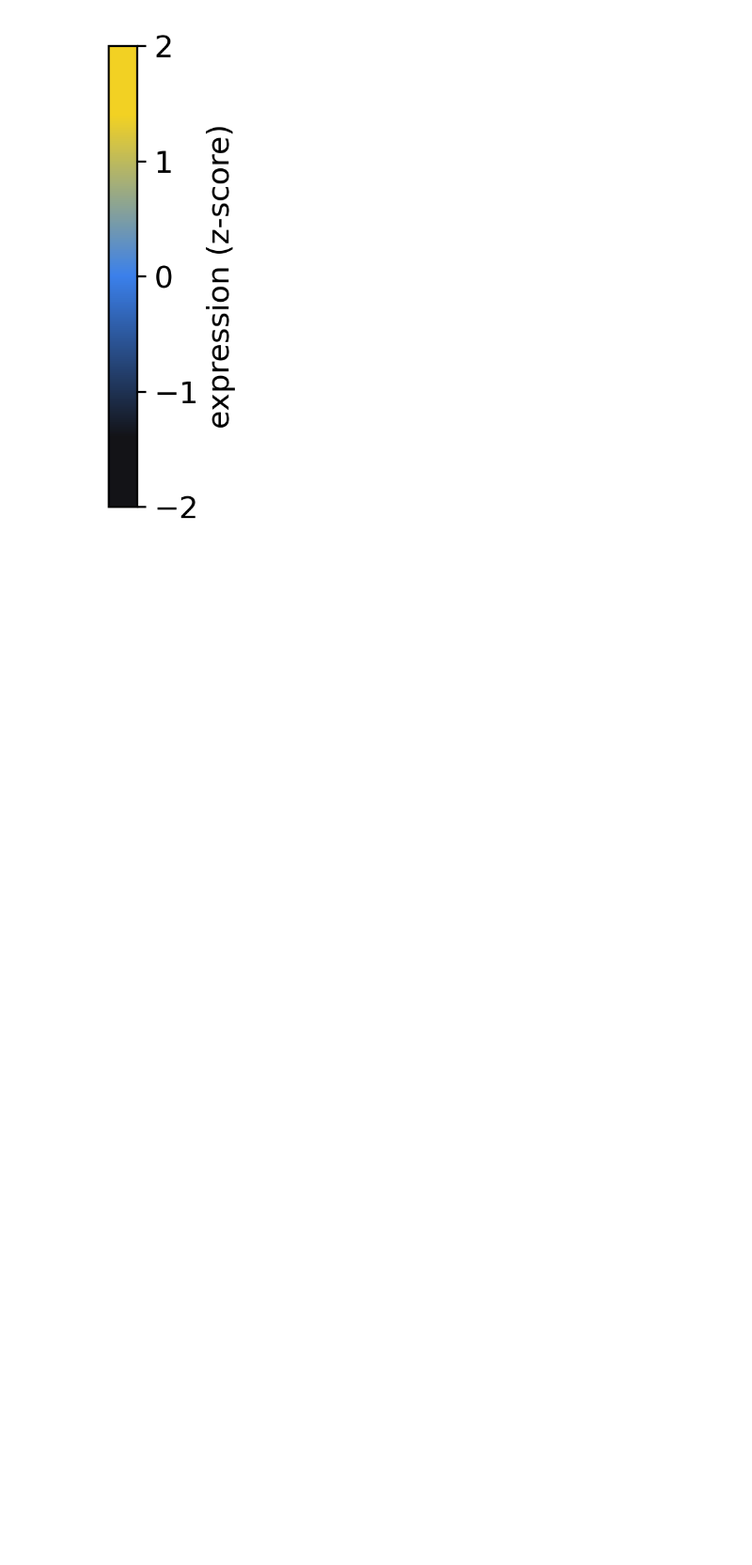
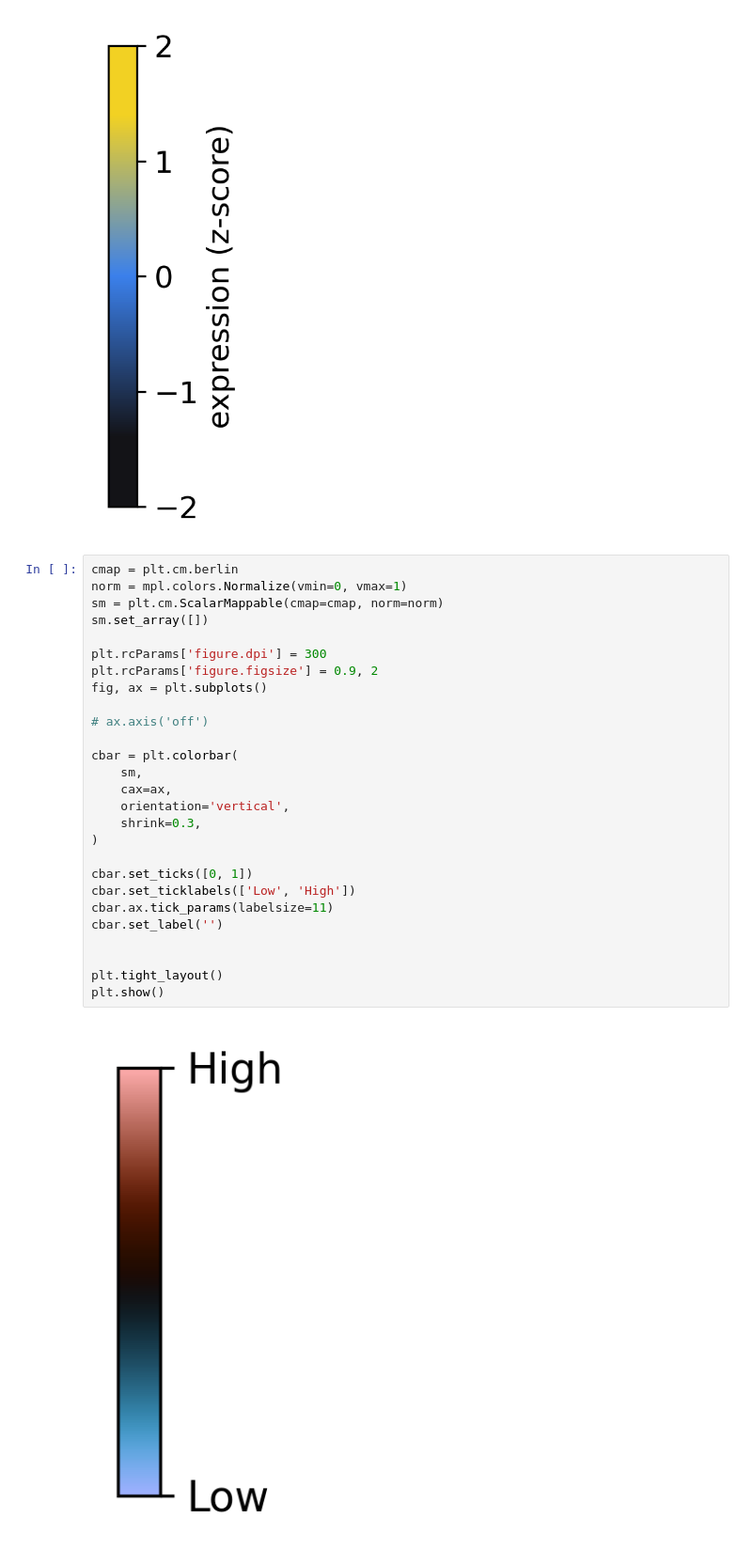
Before and after one commit to jrcwycy/Hybrid, a Jupyter notebook: resources/color_bar.ipynb, the cells around one changed output. Shown at 94% size. Cells and saved outputs as stored; diff of their text form; blank space fills up the shorter version.

```diff
--- a/resources/color_bar.ipynb
+++ b/resources/color_bar.ipynb
@@ -347,3 +347,32 @@ plt.tight_layout()
 plt.show()
 # %% [output]
 [figure]
+# %%
+cmap = plt.cm.berlin
+norm = mpl.colors.Normalize(vmin=0, vmax=1)
+sm = plt.cm.ScalarMappable(cmap=cmap, norm=norm)
+sm.set_array([])
+
+plt.rcParams['figure.dpi'] = 300
+plt.rcParams['figure.figsize'] = 0.9, 2
+fig, ax = plt.subplots()
+
+# ax.axis('off')
+
+cbar = plt.colorbar(
+    sm,
+    cax=ax,
+    orientation='vertical',
+    shrink=0.3,
+)
+
+cbar.set_ticks([0, 1])
+cbar.set_ticklabels(['Low', 'High'])
+cbar.ax.tick_params(labelsize=11)
+cbar.set_label('')
+
+
+plt.tight_layout()
+plt.show()
+# %% [output]
+[figure, added]
```
Also changed, not shown: 10 other files.
